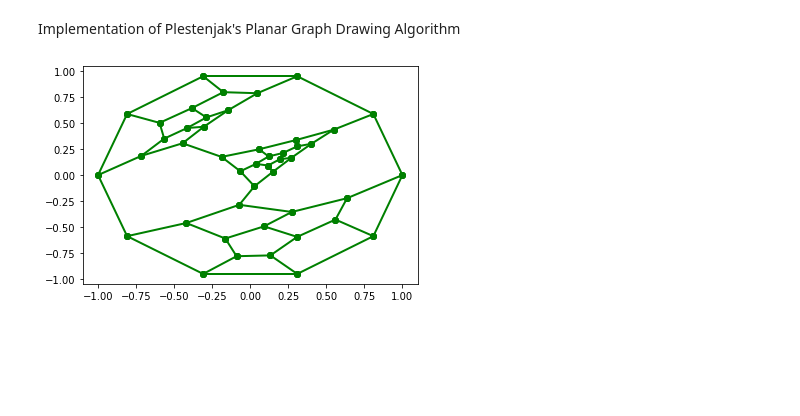
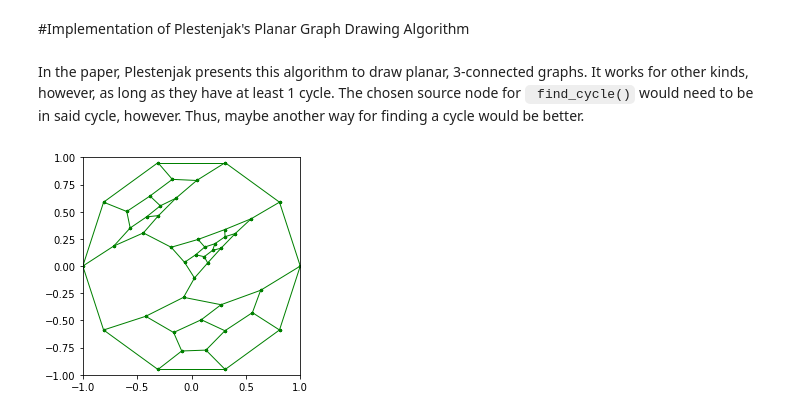
Before and after one commit to jar2333/3stGraphGen, a Jupyter notebook: 3_Connected_st_Orientations.ipynb, the cells around one changed output. Saved outputs shown, nothing was run; the diff lists cells and outputs as text; code cells hidden in the pictures; blank space fills up the shorter version.

````diff
--- a/3_Connected_st_Orientations.ipynb
+++ b/3_Connected_st_Orientations.ipynb
@@ -1,5 +1,7 @@
 # %% [markdown]
-Implementation of Plestenjak's Planar Graph Drawing Algorithm
+#Implementation of Plestenjak's Planar Graph Drawing Algorithm
+# %% [markdown]
+In the paper, Plestenjak presents this algorithm to draw planar, 3-connected graphs. It works for other kinds, however, as long as they have at least 1 cycle. The chosen source node for ``` find_cycle()``` would need to be in said cycle, however. Thus, maybe another way for finding a cycle would be better.
 # %%
 import math
 import random
@@ -18,9 +20,9 @@ def cool(i):
   return math.sqrt(math.pi / n) / ((1 + (math.pi / n) * i ** (3 / 2)))
 
 #actual algorithm, adds the coordinates to each node. We can automate the maxIteration
-def PlanarEmbed(G, C, cool, max):
+def PlanarEmbed(G, max, C=C, cool=cool): #default parameters for easy use
     #at the moment, random source and ignore orientation (good)
-    source = random.sample(list(G.nodes), 1)[0]
+    source = random.choice(list(G.nodes)) #since this finds longest path, hamiltonian graphs look uninteresting
     outerCycle = list(cyc.find_cycle(G, source=source))
     #get inner and outer node sets
     outerNodes = [e[0] for e in outerCycle]
@@ -40,34 +42,39 @@ def PlanarEmbed(G, C, cool, max):
     #step 2
     for i in range(max):
         for v in G.nodes: #a: set the force to 0 for all v
             G.nodes[v]["force"] = np.zeros(2, dtype=float)
 
         for e in G.edges: #b: adjust force for inner and outer v
             u = e[0]
             v = e[1]
             posv = G.nodes[v]["position"]
             posu = G.nodes[u]["position"]
             F = C * np.power((posv - posu), 3)
             G.nodes[u]["force"] += F
             G.nodes[v]["force"] -= F
 
         for v in innerNodes: #c: move coordinates for inner v
             F = G.nodes[v]["force"]
             d = np.linalg.norm(F)
             if (d > 0): #avoids div by 0, not all inner are neighbors to outers
-                G.nodes[v]["position"] += (min([d, cool(i)]) / d) * F
+                displacement = (min([d, cool(i)]) / d)
+                G.nodes[v]["position"] += displacement * F
 
 def PlotGraph(G):
     for e in G.edges:
         u = e[0]
         v = e[1]
         pos1 = G.nodes[u]["position"]
         pos2 = G.nodes[v]["position"]
         x1, x2 = pos1[0], pos2[0]
         y1, y2 = pos1[1], pos2[1]
-        plt.plot([x1, x2], [y1, y2], 'go-', linewidth=2)
+        plt.plot([x1, x2], [y1, y2], 'go-', markersize=2.3, linewidth=1)
+        plt.xlim(-1, 1)
+        plt.ylim(-1, 1)
+        plt.gca().set_aspect('equal', adjustable='box')
+        plt.draw()
 
-PlanarEmbed(G, C, cool, 500)
+PlanarEmbed(G, 256)
 PlotGraph(G)
 # %% [output]
-[figure, old version]
+[figure, new version]
````
Also changed, not shown: parts of 7 cells of this notebook.
